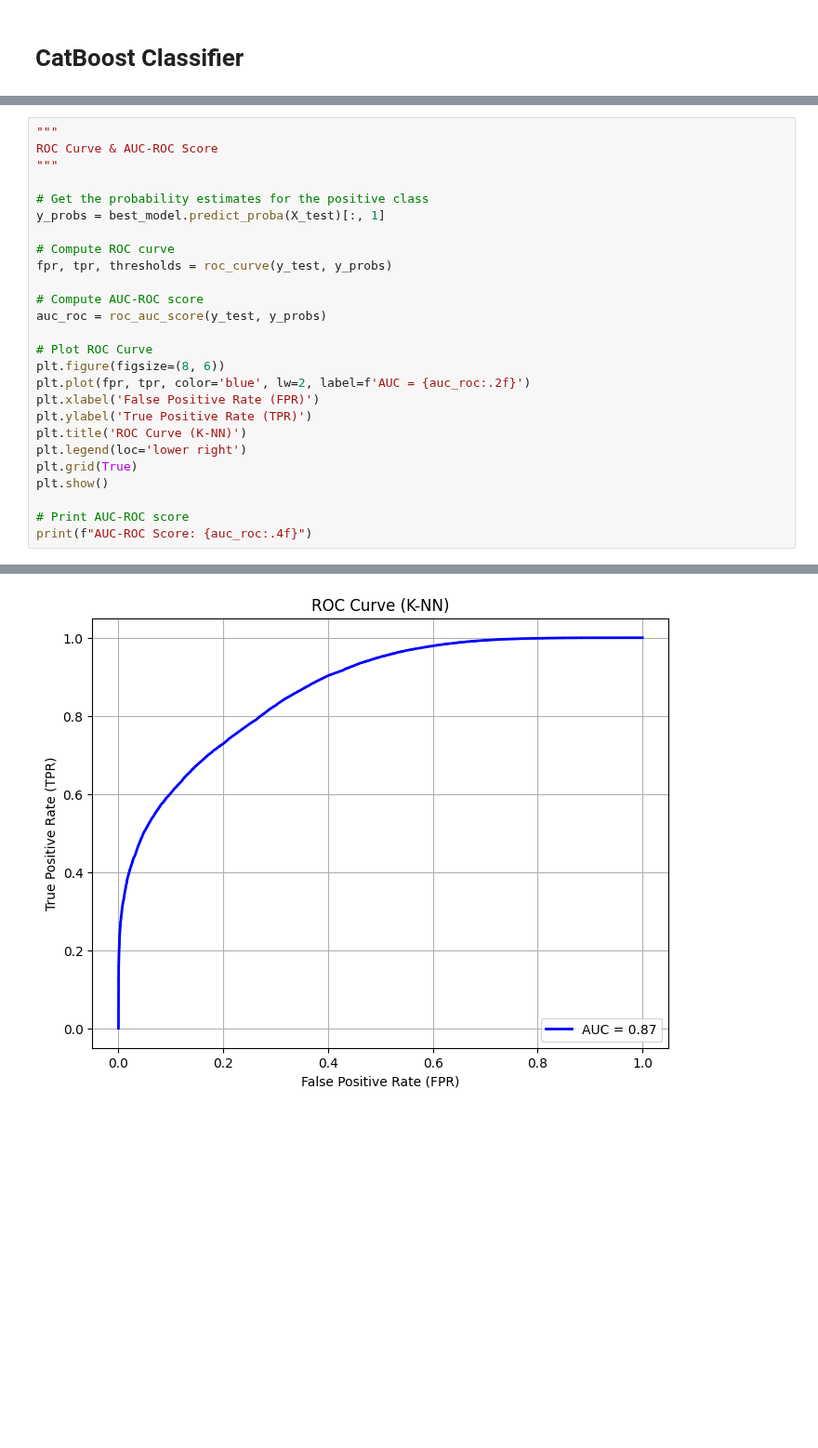
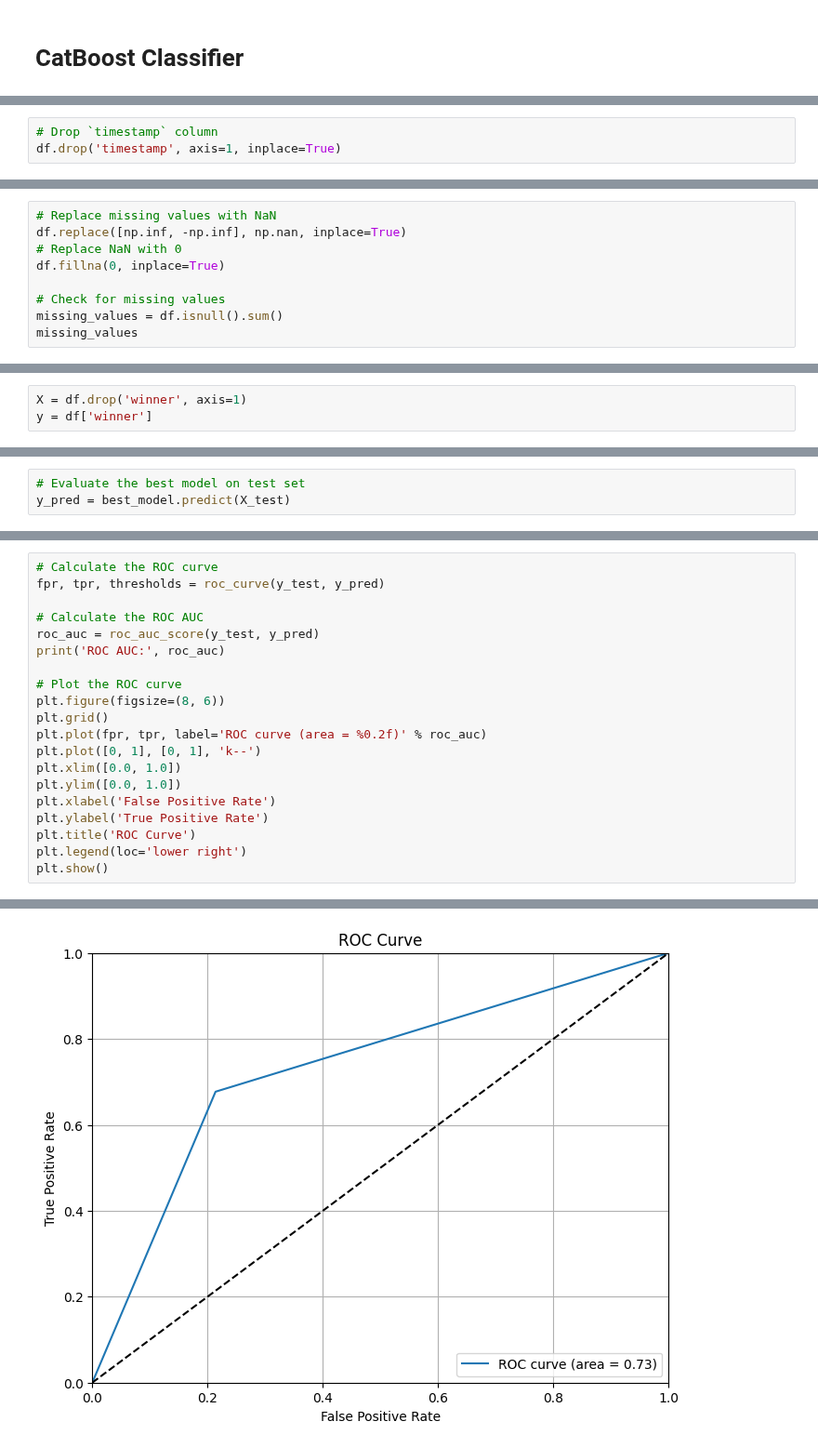
Before and after one commit to YoungSnoww/LeagueOfLegendsModelBenchmark, a Jupyter notebook: machine_learning/CatBoostClassifier.ipynb, the cells around one changed output, grey strips where cells are left out. Shown at 93% size. Cells and saved outputs as stored; diff of their text form; blank space fills up the shorter version.

```diff
--- a/machine_learning/CatBoostClassifier.ipynb
+++ b/machine_learning/CatBoostClassifier.ipynb
@@ -47,0 +58,3 @@ df_challenger.head()
+# %%
+# Drop `timestamp` column
+df.drop('timestamp', axis=1, inplace=True)
@@ -47,0 +63,9 @@ df_challenger.head()
+# %%
+# Replace missing values with NaN
+df.replace([np.inf, -np.inf], np.nan, inplace=True)
+# Replace NaN with 0
+df.fillna(0, inplace=True)
+
+# Check for missing values
+missing_values = df.isnull().sum()
+missing_values
@@ -47,0 +93,3 @@ df_challenger.head()
+# %%
+X = df.drop('winner', axis=1)
+y = df['winner']
@@ -149,0 +184,3 @@ Best cross-validation accuracy: 0.7625
+# %%
+# Evaluate the best model on test set
+y_pred = best_model.predict(X_test)
@@ -207,27 +253,21 @@ Accuracy:  0.7308201127095074
 # %%
-"""
-ROC Curve & AUC-ROC Score
-"""
+# Calculate the ROC curve
+fpr, tpr, thresholds = roc_curve(y_test, y_pred)
 
-# Get the probability estimates for the positive class
-y_probs = best_model.predict_proba(X_test)[:, 1]
+# Calculate the ROC AUC
+roc_auc = roc_auc_score(y_test, y_pred)
+print('ROC AUC:', roc_auc)
 
-# Compute ROC curve
-fpr, tpr, thresholds = roc_curve(y_test, y_probs)
-
-# Compute AUC-ROC score
-auc_roc = roc_auc_score(y_test, y_probs)
-
-# Plot ROC Curve
+# Plot the ROC curve
 plt.figure(figsize=(8, 6))
-plt.plot(fpr, tpr, color='blue', lw=2, label=f'AUC = {auc_roc:.2f}')
-plt.xlabel('False Positive Rate (FPR)')
-plt.ylabel('True Positive Rate (TPR)')
-plt.title('ROC Curve (K-NN)')
+plt.grid()
+plt.plot(fpr, tpr, label='ROC curve (area = %0.2f)' % roc_auc)
+plt.plot([0, 1], [0, 1], 'k--')
+plt.xlim([0.0, 1.0])
+plt.ylim([0.0, 1.0])
+plt.xlabel('False Positive Rate')
+plt.ylabel('True Positive Rate')
+plt.title('ROC Curve')
 plt.legend(loc='lower right')
-plt.grid(True)
 plt.show()
-
-# Print AUC-ROC score
-print(f"AUC-ROC Score: {auc_roc:.4f}")
 # %% [output]
@@ -234 +275 @@ print(f"AUC-ROC Score: {auc_roc:.4f}")
-[figure, old version]
+[figure, new version]
```
Also changed, not shown: parts of 24 cells of this notebook.
